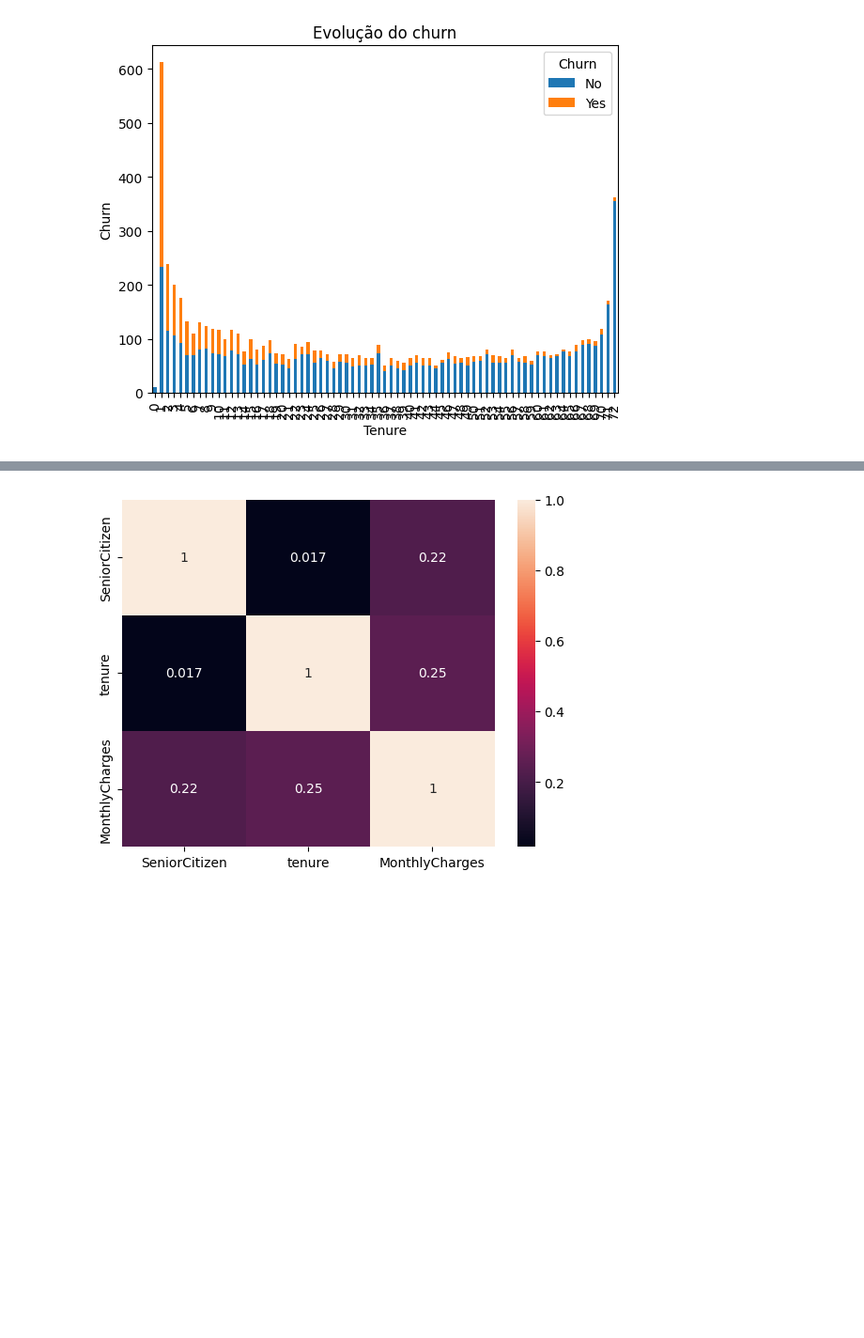
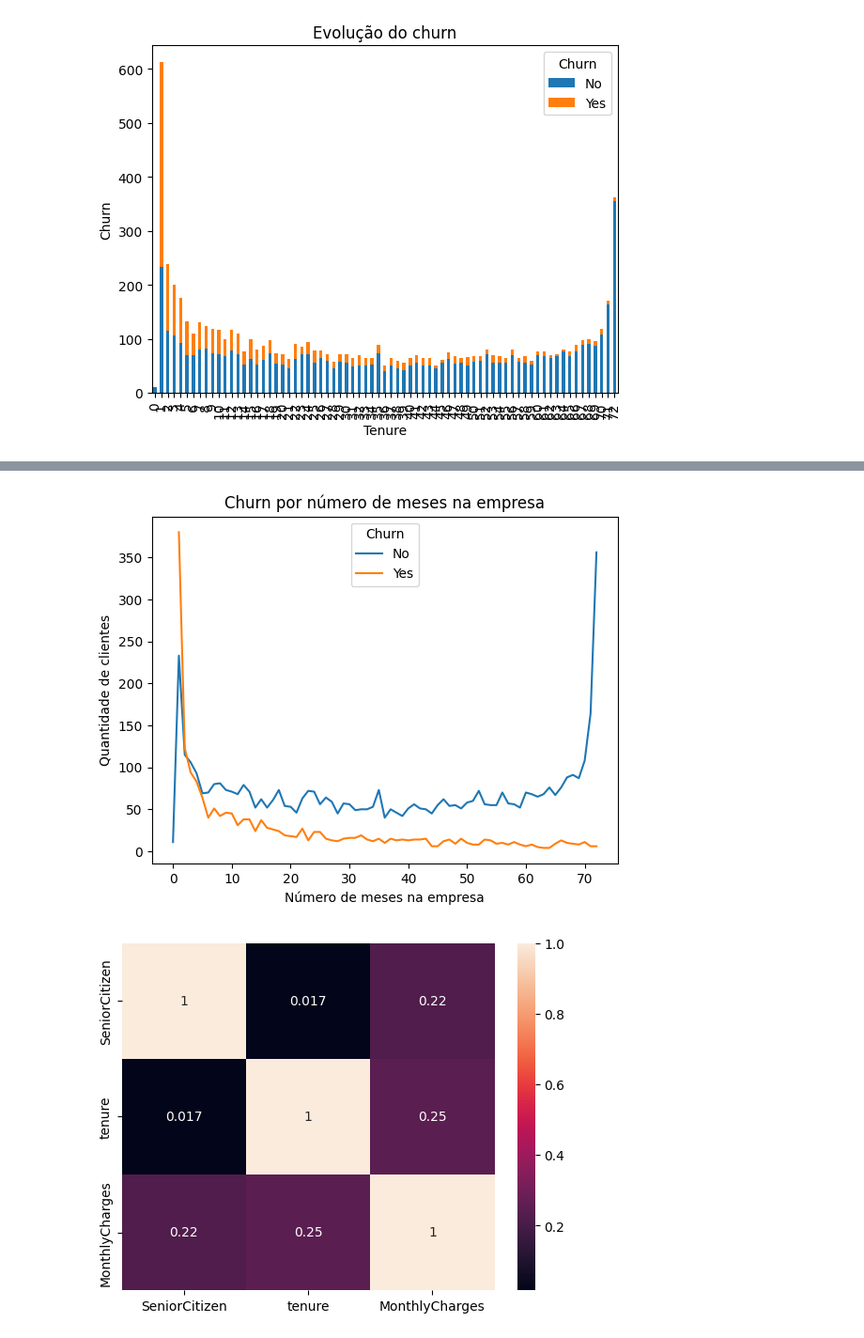
Before and after one commit to Natalia-SB/Portfolio, a Jupyter notebook: churn.ipynb, the cells around one changed output, grey strips where cells are left out. Shown: that part at 94% size. Cells and saved outputs as stored; diff of their text form; code cells hidden in the pictures; blank space fills up the shorter version.

```diff
--- a/churn.ipynb
+++ b/churn.ipynb
@@ -200,3 +216,17 @@ plt.show()
+# %%
+#cria o gráfico de linhas
+churn_agg = churn.groupby(['tenure', 'Churn']).size().reset_index(name='count')
+sns.lineplot(x='tenure', y='count', hue='Churn', data=churn_agg)
+
+#configura o título e os eixos
+plt.title('Churn por número de meses na empresa')
+plt.xlabel('Número de meses na empresa')
+plt.ylabel('Quantidade de clientes')
+
+#mostra o gráfico
+plt.show()
+# %% [output]
+[figure, added]
 # %%
 #Correlação entre as variáveis
 sns.heatmap(churn.corr(), annot=True)
```
Also changed, not shown: parts of 1 cell of this notebook.
